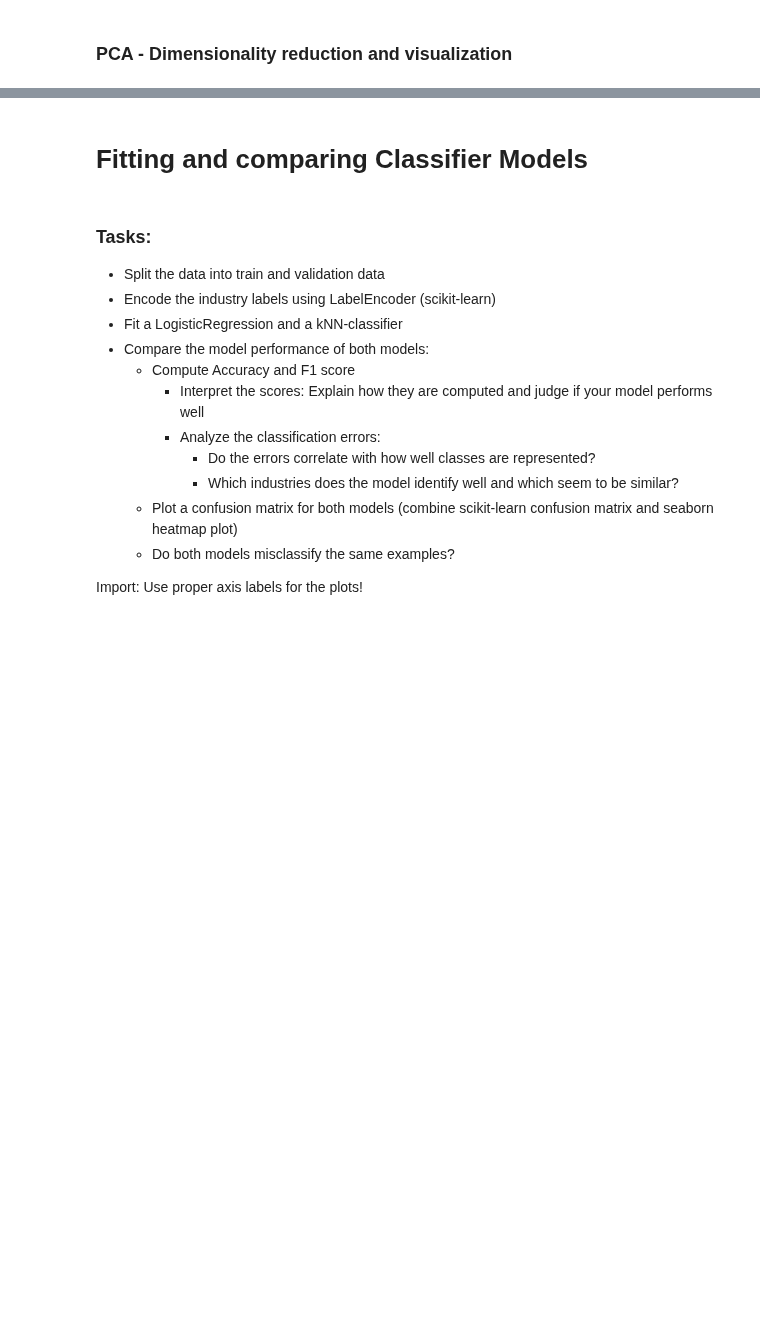
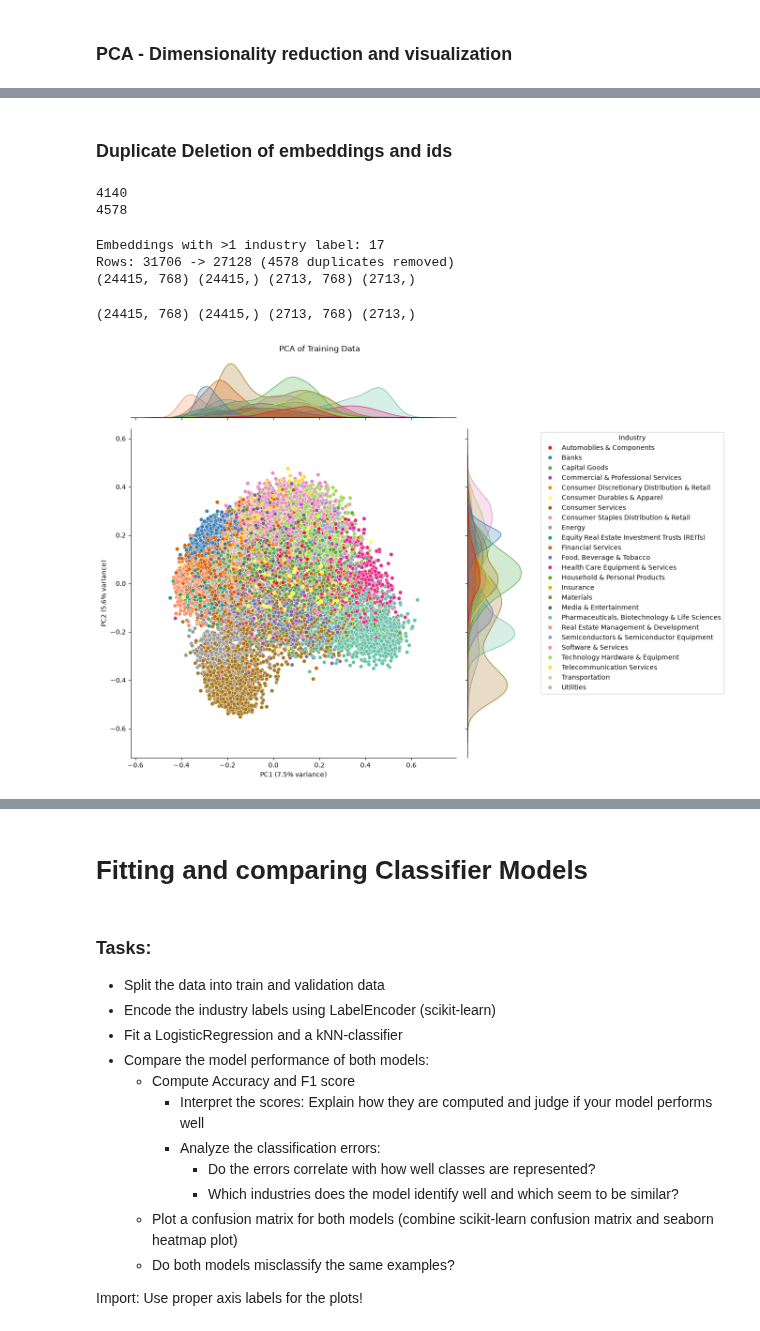
Before and after one commit to aobermuhlner/prov_repo_practica_1_DS, a Jupyter notebook: notebooks_adrian/01_industry_classification.ipynb, the cells around one changed output, grey strips where cells are left out. Drawn from its saved outputs; the diff is of its cells as text; code cells hidden in the pictures; blank space fills up the shorter version.

```diff
--- a/notebooks_adrian/01_industry_classification.ipynb
+++ b/notebooks_adrian/01_industry_classification.ipynb
@@ -66,0 +163,67 @@ Important: Ensure that your plots have proper axis descriptions and titles. Styl
+# %% [markdown]
+### Duplicate Deletion of embeddings and ids
+# %%
+print(df_train.business_description_embedding.duplicated().sum())
+print(df.business_description_embedding.duplicated().sum())
+# %% [output]
+4140
+4578
+# %%
+# --- Remove duplicate embeddings, then rebuild everything derived from df ---
+n_before = len(df)
+
+# check: are there identical embeddings with different industry labels?
+conflicts = df.groupby("business_description_embedding")["industry"].nunique()
+print("Embeddings with >1 industry label:", (conflicts > 1).sum())
+
+df = df.drop_duplicates(subset="business_description_embedding").reset_index(drop=True)
+print(f"Rows: {n_before} -> {len(df)} ({n_before - len(df)} duplicates removed)")
+
+# re-split on clean data (dedup BEFORE split -> no train/val leakage)
+df_train, df_val = train_test_split(df, test_size=0.1, random_state=42)
+
+X_train = np.array(df_train.business_description_embedding.apply(ast.literal_eval).tolist())
+X_val   = np.array(df_val.business_description_embedding.apply(ast.literal_eval).tolist())
+
+encoder = LabelEncoder().fit(df_train.industry)
+y_train = encoder.transform(df_train.industry)
+y_val   = encoder.transform(df_val.industry)
+
+print(X_train.shape, y_train.shape, X_val.shape, y_val.shape)
+# %% [output]
+Embeddings with >1 industry label: 17
+Rows: 31706 -> 27128 (4578 duplicates removed)
+(24415, 768) (24415,) (2713, 768) (2713,)
+# %%
+encoder = LabelEncoder().fit(df_train.industry)
+y_train = encoder.transform(df_train.industry)
+y_val   = encoder.transform(df_val.industry)
+
+print(X_train.shape, y_train.shape, X_val.shape, y_val.shape)
+# %% [output]
+(24415, 768) (24415,) (2713, 768) (2713,)
+# %%
+pca = PCA(n_components=6)
+X_train_pca = pca.fit_transform(X_train)
+var = pca.explained_variance_ratio_
+
+industries = df_train["industry"].values
+levels = sorted(df_train["industry"].unique())
+
+# 9 + 8 + 8 = 25 distinct colors from built-in palettes
+colors = (sns.color_palette("Set1", 9)
+          + sns.color_palette("Dark2", 8)
+          + sns.color_palette("Set2", 8))
+palette = dict(zip(levels, colors))
+
+g = sns.jointplot(
+    x=X_train_pca[:, 0], y=X_train_pca[:, 1],
+    hue=industries, hue_order=levels, palette=palette,
+    height=9, ratio=5,
+)
+g.set_axis_labels(f"PC1 ({var[0]:.1%} variance)", f"PC2 ({var[1]:.1%} variance)")
+g.figure.suptitle("PCA of Training Data", y=1.02)
+sns.move_legend(g.ax_joint, "upper left", bbox_to_anchor=(1.25, 1), title="Industry")
+plt.show()
+# %% [output]
+[figure, added]
```
Also changed, not shown: parts of 24 cells of this notebook, 3 other files.
